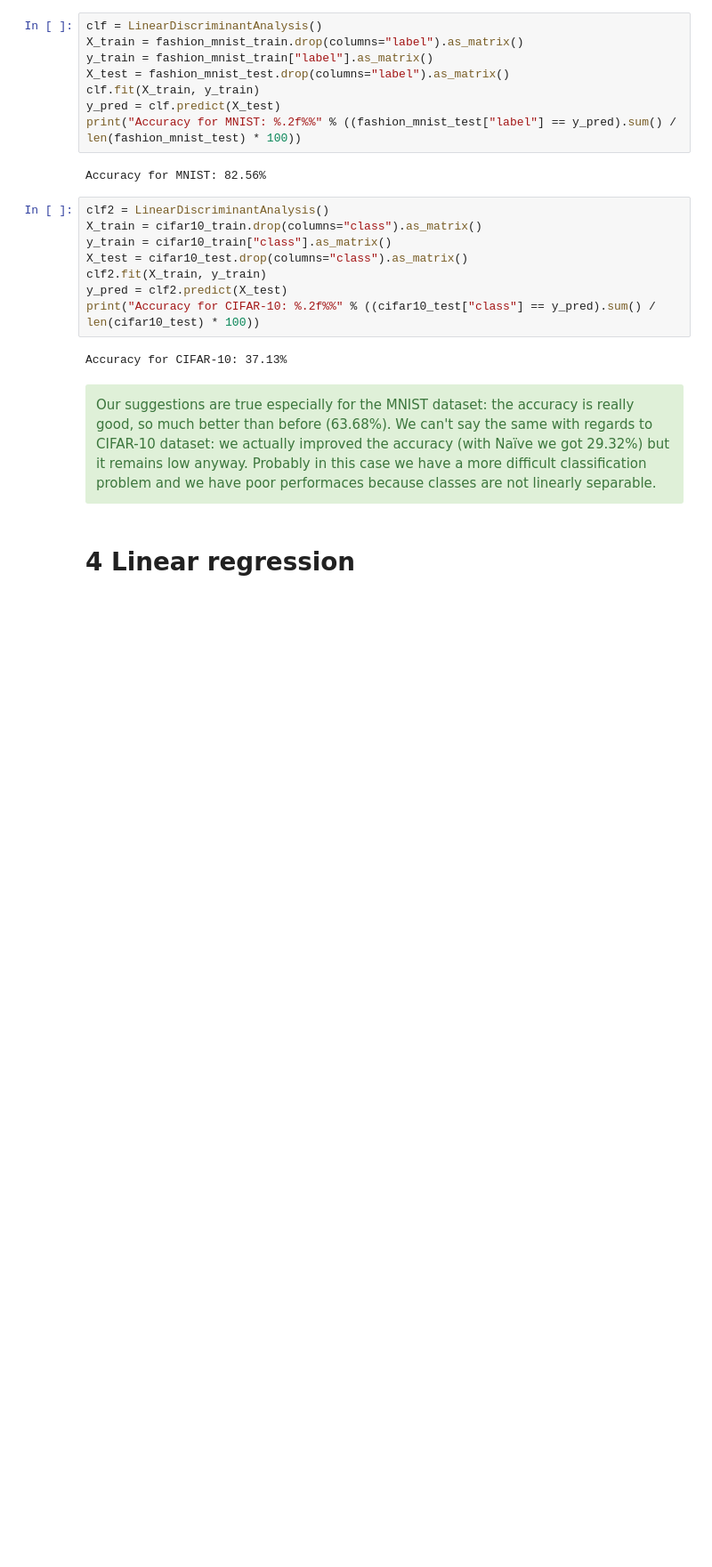
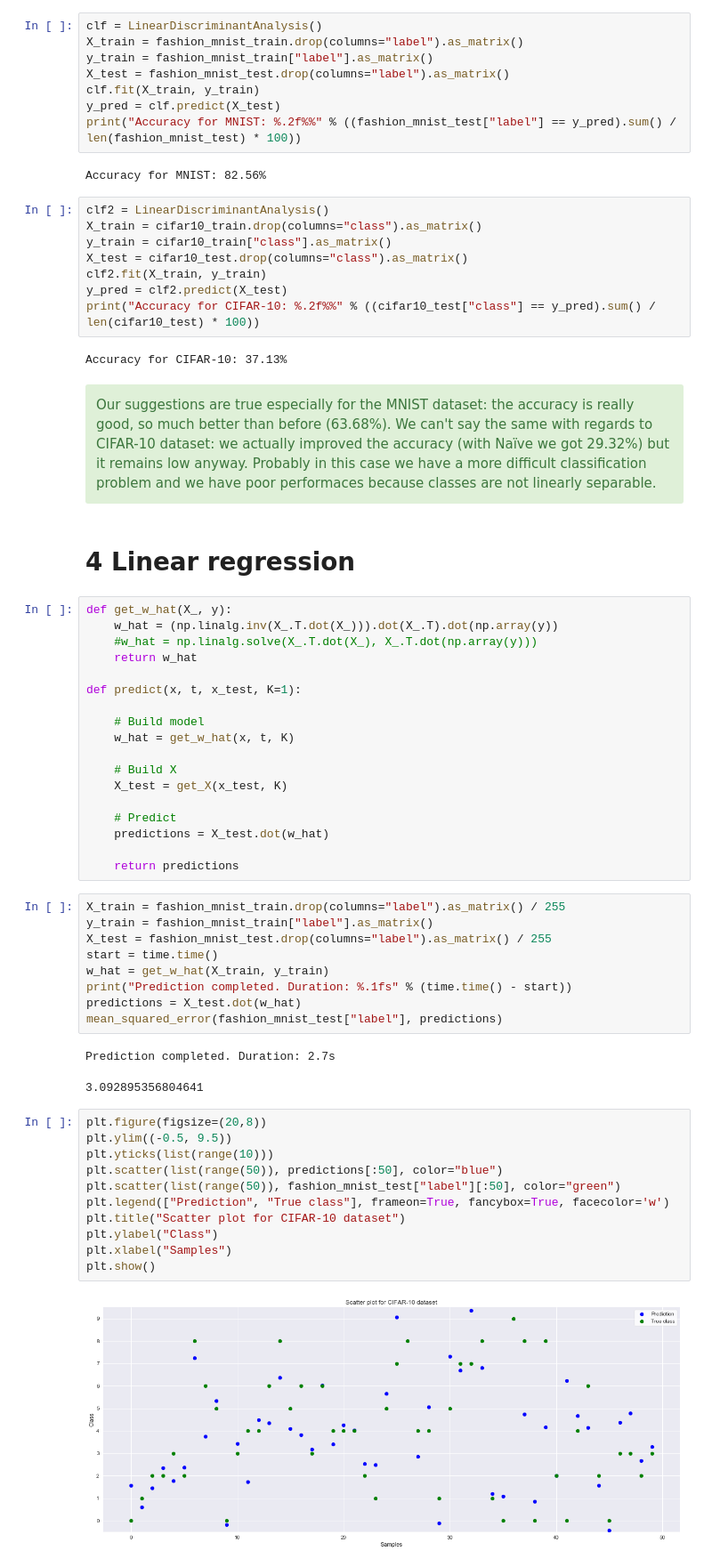
Before and after one commit to lomluca/asi_ae, a Jupyter notebook: assignment.ipynb, the cells around one changed output. Shown: that part at 89% size. Saved outputs shown, nothing was run; the diff lists cells and outputs as text; blank space fills up the shorter version.

Commit message:
Started Bayesian LR part

```diff
--- a/assignment.ipynb
+++ b/assignment.ipynb
@@ -302,3 +303,46 @@ Our suggestions are true especially for the MNIST dataset: the accuracy is reall
 </div>
 # %% [markdown]
 # 4 Linear regression
+# %%
+def get_w_hat(X_, y):
+    w_hat = (np.linalg.inv(X_.T.dot(X_))).dot(X_.T).dot(np.array(y))
+    #w_hat = np.linalg.solve(X_.T.dot(X_), X_.T.dot(np.array(y)))
+    return w_hat
+
+def predict(x, t, x_test, K=1):
+
+    # Build model
+    w_hat = get_w_hat(x, t, K)
+
+    # Build X
+    X_test = get_X(x_test, K)
+
+    # Predict
+    predictions = X_test.dot(w_hat)
+
+    return predictions
+# %%
+X_train = fashion_mnist_train.drop(columns="label").as_matrix() / 255
+y_train = fashion_mnist_train["label"].as_matrix()
+X_test = fashion_mnist_test.drop(columns="label").as_matrix() / 255
+start = time.time()
+w_hat = get_w_hat(X_train, y_train)
+print("Prediction completed. Duration: %.1fs" % (time.time() - start))
+predictions = X_test.dot(w_hat)
+mean_squared_error(fashion_mnist_test["label"], predictions)
+# %% [output]
+Prediction completed. Duration: 2.7s
+3.092895356804641
+# %%
+plt.figure(figsize=(20,8))
+plt.ylim((-0.5, 9.5))
+plt.yticks(list(range(10)))
+plt.scatter(list(range(50)), predictions[:50], color="blue")
+plt.scatter(list(range(50)), fashion_mnist_test["label"][:50], color="green")
+plt.legend(["Prediction", "True class"], frameon=True, fancybox=True, facecolor='w')
+plt.title("Scatter plot for CIFAR-10 dataset")
+plt.ylabel("Class")
+plt.xlabel("Samples")
+plt.show()
+# %% [output]
+[figure, added]
```
Also changed, not shown: parts of 6 cells of this notebook.
